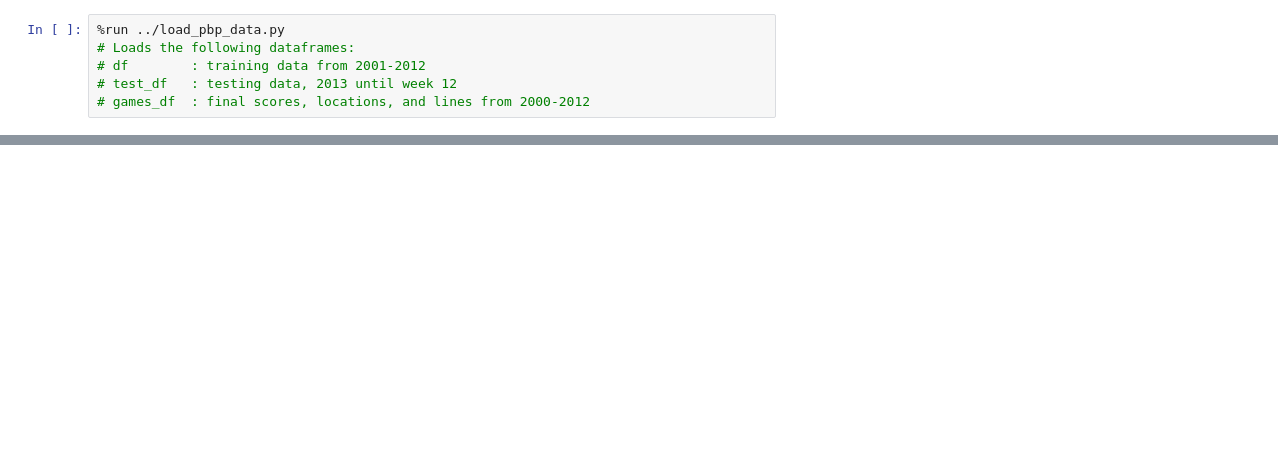
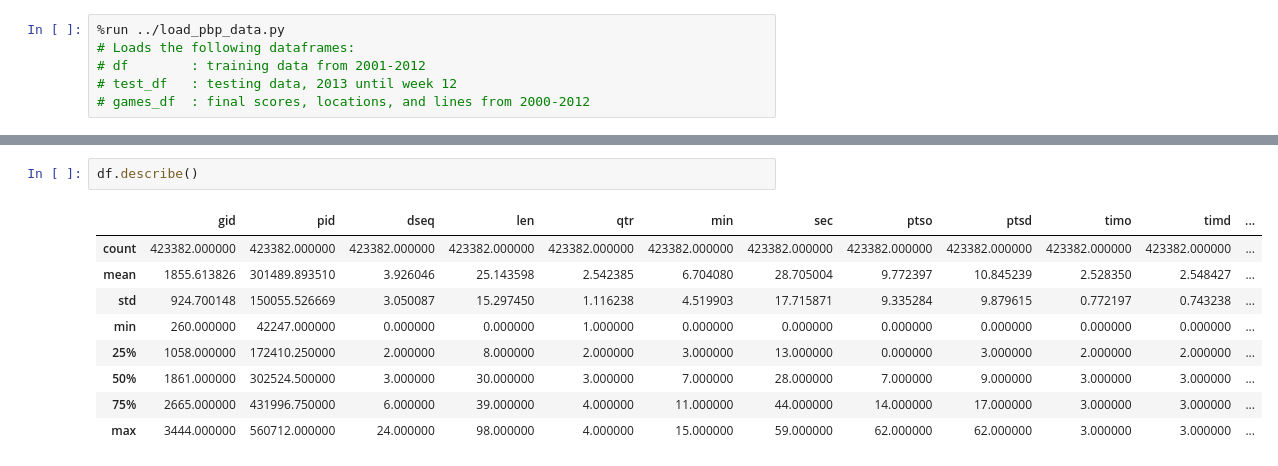
Before and after one commit to Cophy08/thespread, a Jupyter notebook: notebooks/basic_random_forest_wp_model.ipynb, the cells around one changed output, grey strips where cells are left out. Cells and saved outputs as stored; diff of their text form; blank space fills up the shorter version.

```diff
--- a/notebooks/basic_random_forest_wp_model.ipynb
+++ b/notebooks/basic_random_forest_wp_model.ipynb
@@ -541,0 +103,12 @@ plt.show()
+# %%
+df.describe()
+# %% [output]
+|  | gid | pid | dseq | len | qtr | min | sec | ptso | ptsd | timo | timd | ... |
+| count | 423382.000000 | 423382.000000 | 423382.000000 | 423382.000000 | 423382.000000 | 423382.000000 | 423382.000000 | 423382.000000 | 423382.000000 | 423382.000000 | 423382.000000 | ... |
+| mean | 1855.613826 | 301489.893510 | 3.926046 | 25.143598 | 2.542385 | 6.704080 | 28.705004 | 9.772397 | 10.845239 | 2.528350 | 2.548427 | ... |
+| std | 924.700148 | 150055.526669 | 3.050087 | 15.297450 | 1.116238 | 4.519903 | 17.715871 | 9.335284 | 9.879615 | 0.772197 | 0.743238 | ... |
+| min | 260.000000 | 42247.000000 | 0.000000 | 0.000000 | 1.000000 | 0.000000 | 0.000000 | 0.000000 | 0.000000 | 0.000000 | 0.000000 | ... |
+| 25% | 1058.000000 | 172410.250000 | 2.000000 | 8.000000 | 2.000000 | 3.000000 | 13.000000 | 0.000000 | 3.000000 | 2.000000 | 2.000000 | ... |
+| 50% | 1861.000000 | 302524.500000 | 3.000000 | 30.000000 | 3.000000 | 7.000000 | 28.000000 | 7.000000 | 9.000000 | 3.000000 | 3.000000 | ... |
+| 75% | 2665.000000 | 431996.750000 | 6.000000 | 39.000000 | 4.000000 | 11.000000 | 44.000000 | 14.000000 | 17.000000 | 3.000000 | 3.000000 | ... |
+| max | 3444.000000 | 560712.000000 | 24.000000 | 98.000000 | 4.000000 | 15.000000 | 59.000000 | 62.000000 | 62.000000 | 3.000000 | 3.000000 | ... |
```
Also changed, not shown: parts of 83 cells of this notebook.
